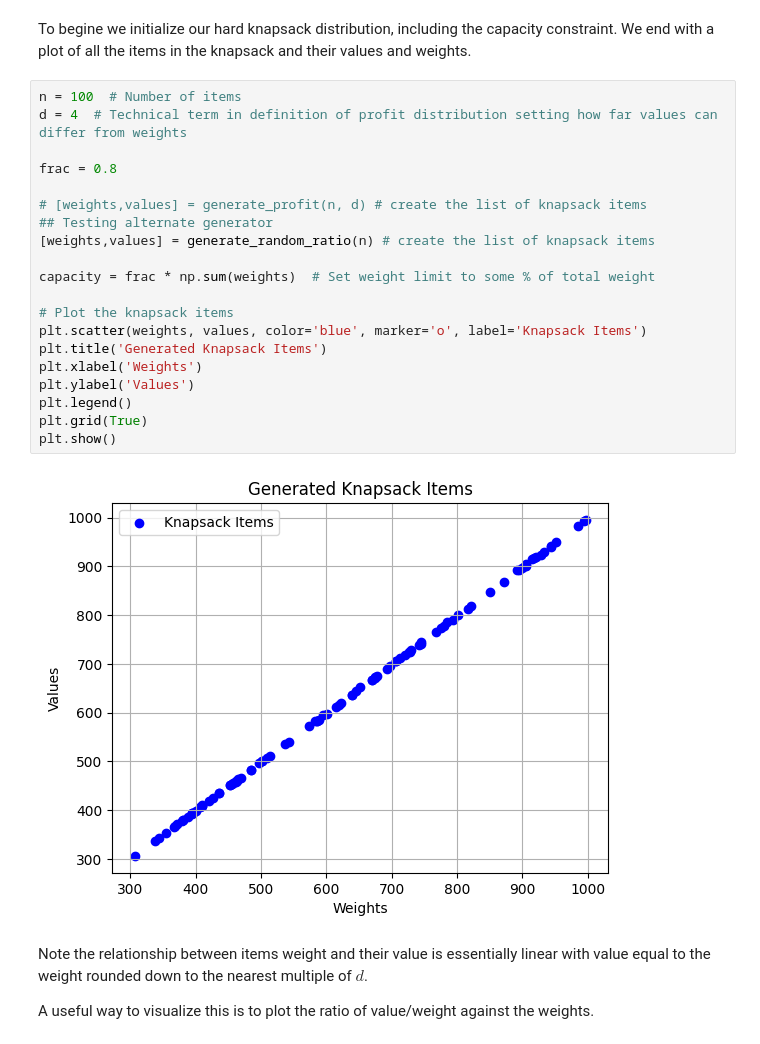
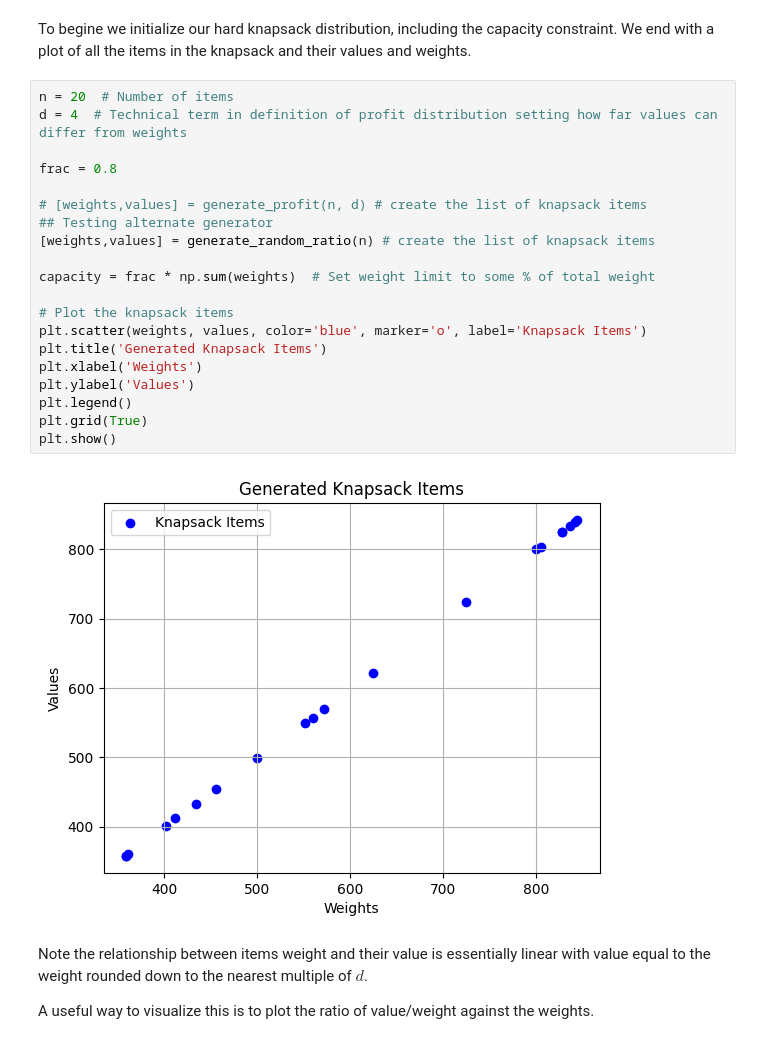
Before and after one commit to jhoule42/xQAOA_unit_commitment, a Jupyter notebook: demo.ipynb, the cells around one changed output. Cells and saved outputs as stored; diff of their text form.

```diff
--- a/demo.ipynb
+++ b/demo.ipynb
@@ -32,27 +32,27 @@ def generate_random_ratio(n, ratio_range = 0.005):
 # %% [markdown]
 To begine we initialize our hard knapsack distribution, including the capacity constraint. We end with a plot of all the items in the knapsack and their values and weights.
 # %%
-n = 100  # Number of items
+n = 20  # Number of items
 d = 4  # Technical term in definition of profit distribution setting how far values can differ from weights
 
 frac = 0.8
 
 # [weights,values] = generate_profit(n, d) # create the list of knapsack items
 ## Testing alternate generator
 [weights,values] = generate_random_ratio(n) # create the list of knapsack items
 
 capacity = frac * np.sum(weights)  # Set weight limit to some % of total weight
 
 # Plot the knapsack items
 plt.scatter(weights, values, color='blue', marker='o', label='Knapsack Items')
 plt.title('Generated Knapsack Items')
 plt.xlabel('Weights')
 plt.ylabel('Values')
 plt.legend()
 plt.grid(True)
 plt.show()
 # %% [output]
-[figure, old version]
+[figure, new version]
 # %% [markdown]
 Note the relationship between items weight and their value is essentially linear with value equal to the weight rounded down to the nearest multiple of $d$.
 
```
Also changed, not shown: parts of 17 cells of this notebook.
